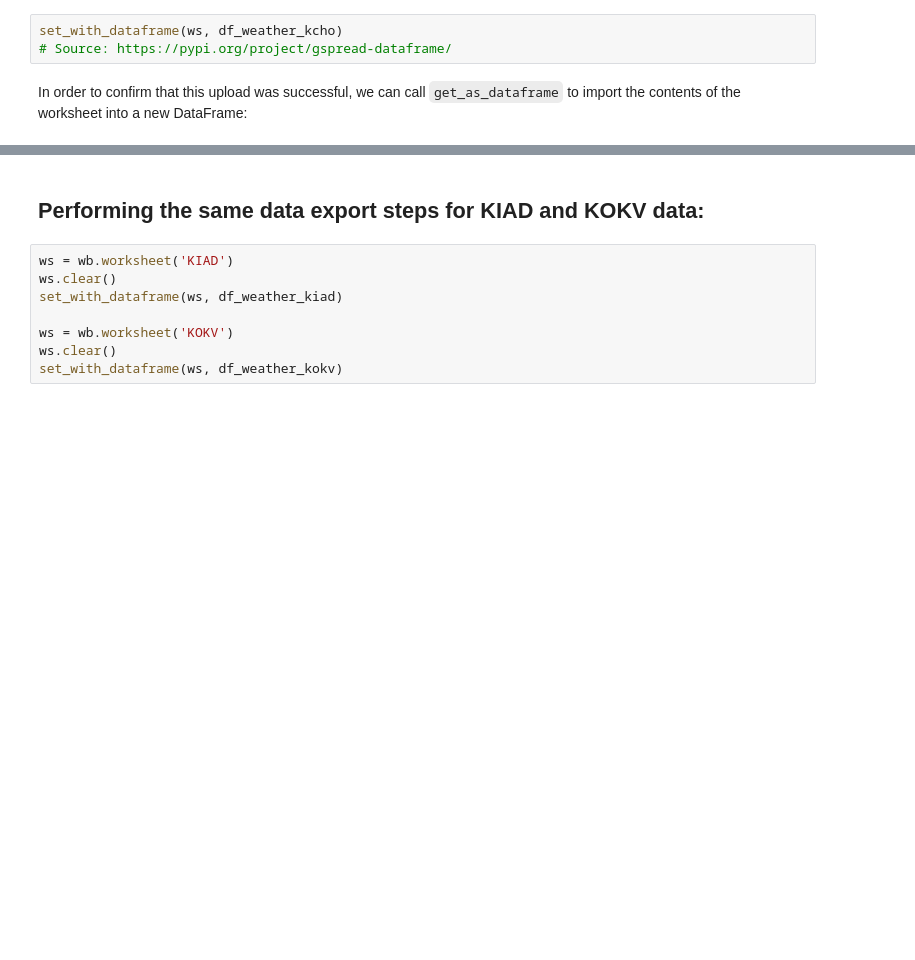
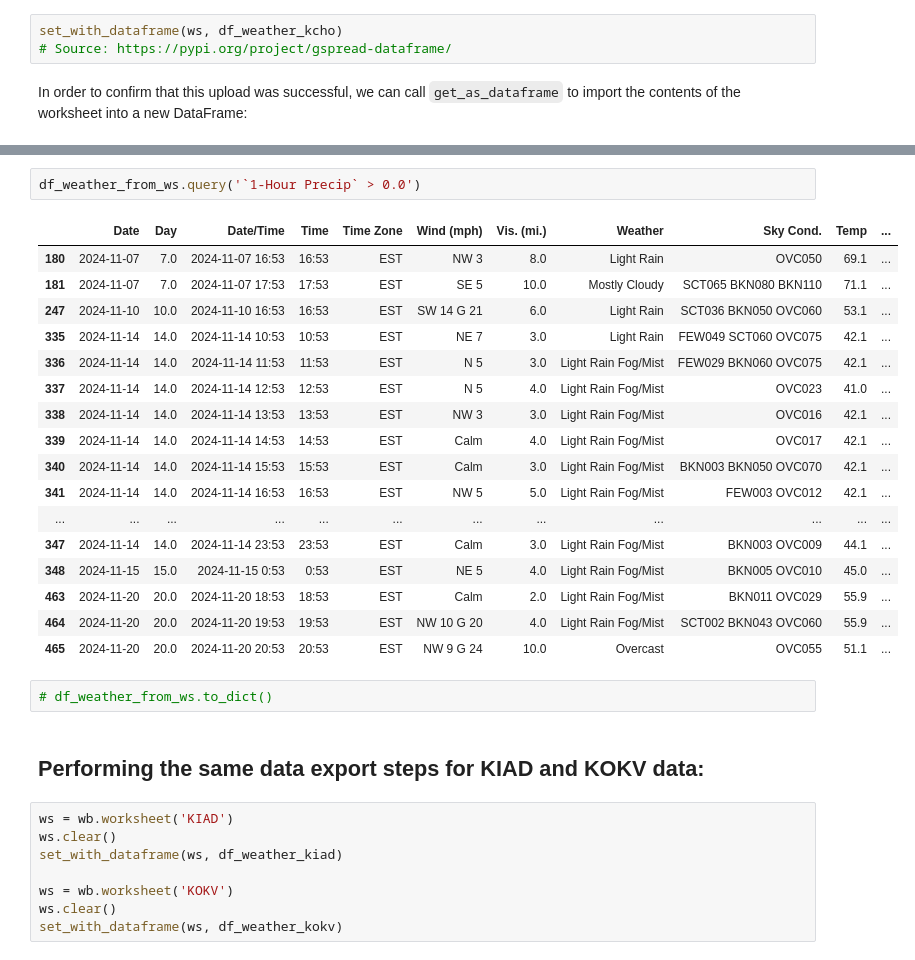
Before and after one commit to kburchfiel/pfn, a Jupyter notebook: Updating_Online_Spreadsheets/updating_online_spreadsheets.ipynb, the cells around one changed output, grey strips where cells are left out. Drawn from its saved outputs; the diff is of its cells as text; blank space fills up the shorter version.

```diff
--- a/Updating_Online_Spreadsheets/updating_online_spreadsheets.ipynb
+++ b/Updating_Online_Spreadsheets/updating_online_spreadsheets.ipynb
@@ -163,3 +166,25 @@ df_weather_from_ws
+# %%
+df_weather_from_ws.query('`1-Hour Precip` > 0.0')
+# %% [output]
+|  | Date | Day | Date/Time | Time | Time Zone | Wind (mph) | Vis. (mi.) | Weather | Sky Cond. | Temp | ... |
+| 180 | 2024-11-07 | 7.0 | 2024-11-07 16:53 | 16:53 | EST | NW 3 | 8.0 | Light Rain | OVC050 | 69.1 | ... |
+| 181 | 2024-11-07 | 7.0 | 2024-11-07 17:53 | 17:53 | EST | SE 5 | 10.0 | Mostly Cloudy | SCT065 BKN080 BKN110 | 71.1 | ... |
+| 247 | 2024-11-10 | 10.0 | 2024-11-10 16:53 | 16:53 | EST | SW 14 G 21 | 6.0 | Light Rain | SCT036 BKN050 OVC060 | 53.1 | ... |
+| 335 | 2024-11-14 | 14.0 | 2024-11-14 10:53 | 10:53 | EST | NE 7 | 3.0 | Light Rain | FEW049 SCT060 OVC075 | 42.1 | ... |
+| 336 | 2024-11-14 | 14.0 | 2024-11-14 11:53 | 11:53 | EST | N 5 | 3.0 | Light Rain Fog/Mist | FEW029 BKN060 OVC075 | 42.1 | ... |
+| 337 | 2024-11-14 | 14.0 | 2024-11-14 12:53 | 12:53 | EST | N 5 | 4.0 | Light Rain Fog/Mist | OVC023 | 41.0 | ... |
+| 338 | 2024-11-14 | 14.0 | 2024-11-14 13:53 | 13:53 | EST | NW 3 | 3.0 | Light Rain Fog/Mist | OVC016 | 42.1 | ... |
+| 339 | 2024-11-14 | 14.0 | 2024-11-14 14:53 | 14:53 | EST | Calm | 4.0 | Light Rain Fog/Mist | OVC017 | 42.1 | ... |
+| 340 | 2024-11-14 | 14.0 | 2024-11-14 15:53 | 15:53 | EST | Calm | 3.0 | Light Rain Fog/Mist | BKN003 BKN050 OVC070 | 42.1 | ... |
+| 341 | 2024-11-14 | 14.0 | 2024-11-14 16:53 | 16:53 | EST | NW 5 | 5.0 | Light Rain Fog/Mist | FEW003 OVC012 | 42.1 | ... |
+| ... | ... | ... | ... | ... | ... | ... | ... | ... | ... | ... | ... |
+| 347 | 2024-11-14 | 14.0 | 2024-11-14 23:53 | 23:53 | EST | Calm | 3.0 | Light Rain Fog/Mist | BKN003 OVC009 | 44.1 | ... |
+| 348 | 2024-11-15 | 15.0 | 2024-11-15 0:53 | 0:53 | EST | NE 5 | 4.0 | Light Rain Fog/Mist | BKN005 OVC010 | 45.0 | ... |
+| 463 | 2024-11-20 | 20.0 | 2024-11-20 18:53 | 18:53 | EST | Calm | 2.0 | Light Rain Fog/Mist | BKN011 OVC029 | 55.9 | ... |
+| 464 | 2024-11-20 | 20.0 | 2024-11-20 19:53 | 19:53 | EST | NW 10 G 20 | 4.0 | Light Rain Fog/Mist | SCT002 BKN043 OVC060 | 55.9 | ... |
+| 465 | 2024-11-20 | 20.0 | 2024-11-20 20:53 | 20:53 | EST | NW 9 G 24 | 10.0 | Overcast | OVC055 | 51.1 | ... |
+# %%
+# df_weather_from_ws.to_dict()
 # %% [markdown]
 ## Performing the same data export steps for KIAD and KOKV data:
 # %%
```
Also changed, not shown: parts of 6 cells of this notebook, 5 other files.
